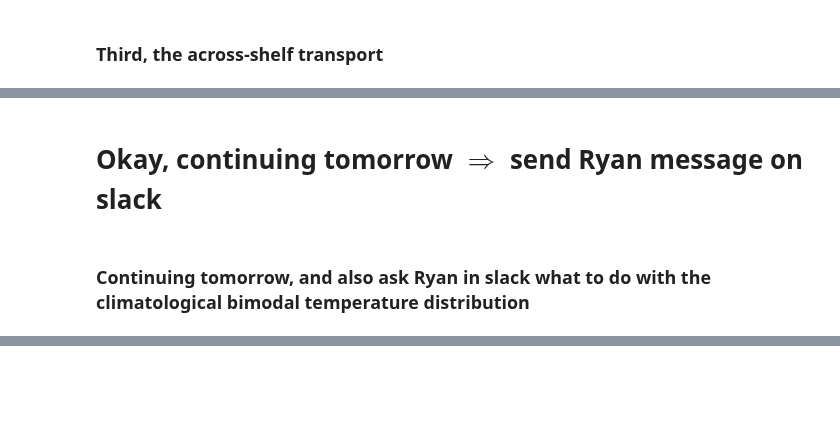
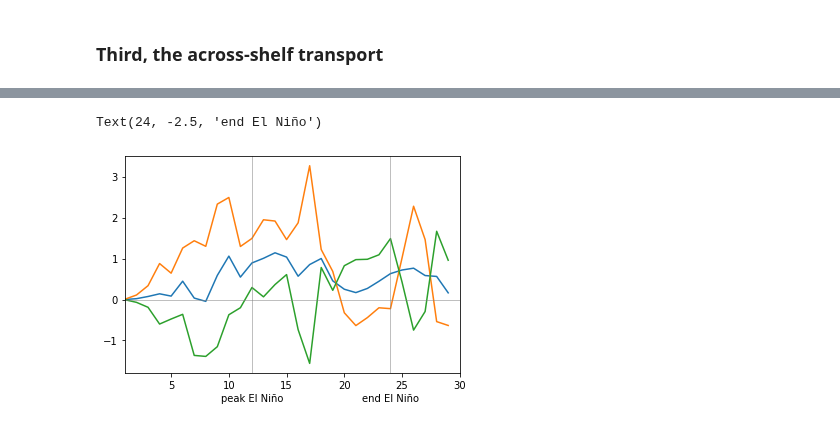
Before and after one commit to mauricehuguenin/sharing, a Jupyter notebook: Closing_the_WA_subsurface_heat_budget.ipynb, the cells around one changed output, grey strips where cells are left out. Saved outputs shown, nothing was run; the diff lists cells and outputs as text; code cells hidden in the pictures; blank space fills up the shorter version.

```diff
--- a/Closing_the_WA_subsurface_heat_budget.ipynb
+++ b/Closing_the_WA_subsurface_heat_budget.ipynb
@@ -475,4 +370,34 @@ Text(0, 0.5, '(10$^{19}$ J)')
-# %% [markdown]
-# Okay, continuing tomorrow $\Rightarrow$ send Ryan message on slack
-# %% [markdown]
-### Continuing tomorrow, and also ask Ryan in slack what to do with the climatological bimodal temperature distribution
+# %%
+%%time
+# dzu = xr.open_dataset('/g/data/e14/mv7494/access-om2/archive/01deg_jra55_ryf_dzu/output976/ocean/ocean_month.nc').dzu[0,depth[0]:depth[1], sel_lat[0]:sel_lat[1], sel_lon[0]:sel_lon[1]]
+
+# interpolate t-cell thickness onto u-grid
+dzu = dzt.interp(xt_ocean=u_EN_anom.xu_ocean.values,yt_ocean=u_EN_anom.yu_ocean.values,method="nearest").rename({'xt_ocean':'xu_ocean','yt_ocean':'yu_ocean'})
+
+for f in range(2): # loop through both El Niño and La Niña
+    if f == 0:
+        u = u_EN_anom; v = v_EN_anom
+        # interpolate temperature onto u-grid
+        temp = temp_EN_anom.interp(xt_ocean=u_EN_anom.xu_ocean.values,yt_ocean=u_EN_anom.yu_ocean.values,method="nearest").rename({'xt_ocean':'xu_ocean','yt_ocean':'yu_ocean'})
+    if f == 1:
+        u = u_LN_anom; v = v_LN_anom
+        temp = temp_LN_anom.interp(xt_ocean=u_LN_anom.xu_ocean.values,yt_ocean=u_LN_anom.yu_ocean.values,method="nearest").rename({'xt_ocean':'xu_ocean','yt_ocean':'yu_ocean'})
+
+    # here the calculation of the across-shelf heat flux (kg m-3 * J kg-1 K-1 * m s-1 * K * m2 * s) = (J) ----------------------------------------------- #
+    across_heat_flux = ((rho_0 * C_p * u * temp * dzu * dyu * average_DT * mask_x_transport_ucells) +
+                        (rho_0 * C_p * v * temp * dzu * dxu * average_DT * mask_y_transport_ucells)).sum(['st_ocean', 'yu_ocean', 'xu_ocean']).load()
+
+    # plus the uncertainty ------------------------------------------------------------------------------------------------------------------------------ #
+    across_heat_flux_uncertainty = ((rho_0 * C_p * u * (clim_range/2) * dzu * dyu * average_DT * mask_x_transport_ucells) +
+                                    (rho_0 * C_p * v * (clim_range/2) * dzu * dxu * average_DT * mask_y_transport_ucells)).sum(['st_ocean', 'yu_ocean', 'xu_ocean']).load()
+
+    if f == 0: across_heat_flux_EN = across_heat_flux; across_heat_flux_uncertainty_EN = across_heat_flux_uncertainty
+    if f == 1: across_heat_flux_LN = across_heat_flux; across_heat_flux_uncertainty_LN = across_heat_flux_uncertainty
+
+plt.plot(across_heat_flux_EN*-1/1e19) # multiply with -1 to get the poleward heat flux instead of the across-shelf heat flux away from the continent
+plt.plot((across_heat_flux_EN+across_heat_flux_uncertainty_EN)*-1/1e19) # multiply with -1 to get the poleward heat flux instead of the across-shelf heat flux away from the continent
+plt.plot((across_heat_flux_EN-across_heat_flux_uncertainty_EN)*-1/1e19) # multiply with -1 to get the poleward heat flux instead of the across-shelf heat flux away from the continent
+plt.axhline(0,c='grey',lw=.5); plt.axvline(12,c='grey',lw=.5); plt.axvline(24,c='grey',lw=.5); plt.xlim([1,30]); #plt.ylim([-3.2,1.6])
+plt.text(12, -2.5, 'peak El Niño', ha='center'); plt.text(24, -2.5, 'end El Niño', ha='center')
+# Wall time: 2min 26s
+# %% [output]
@@ -478,0 +406,2 @@ Text(0, 0.5, '(10$^{19}$ J)')
+Text(24, -2.5, 'end El Niño')
+[figure, added]
```
Also changed, not shown: parts of 18 cells of this notebook.
